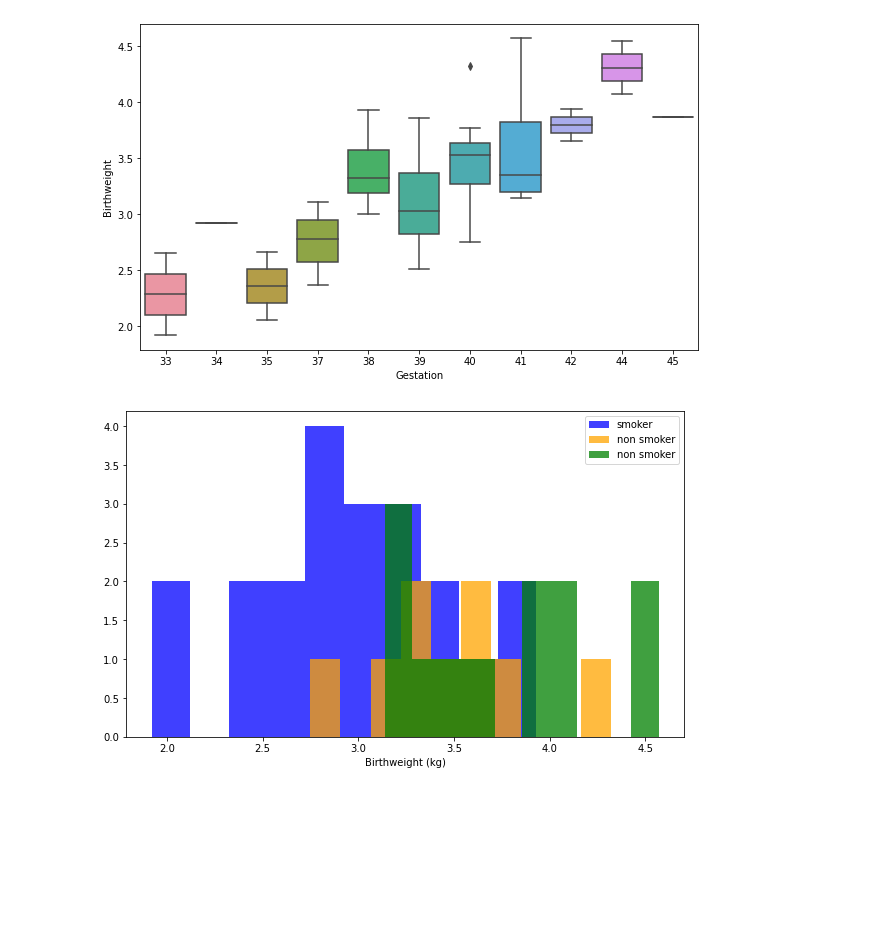
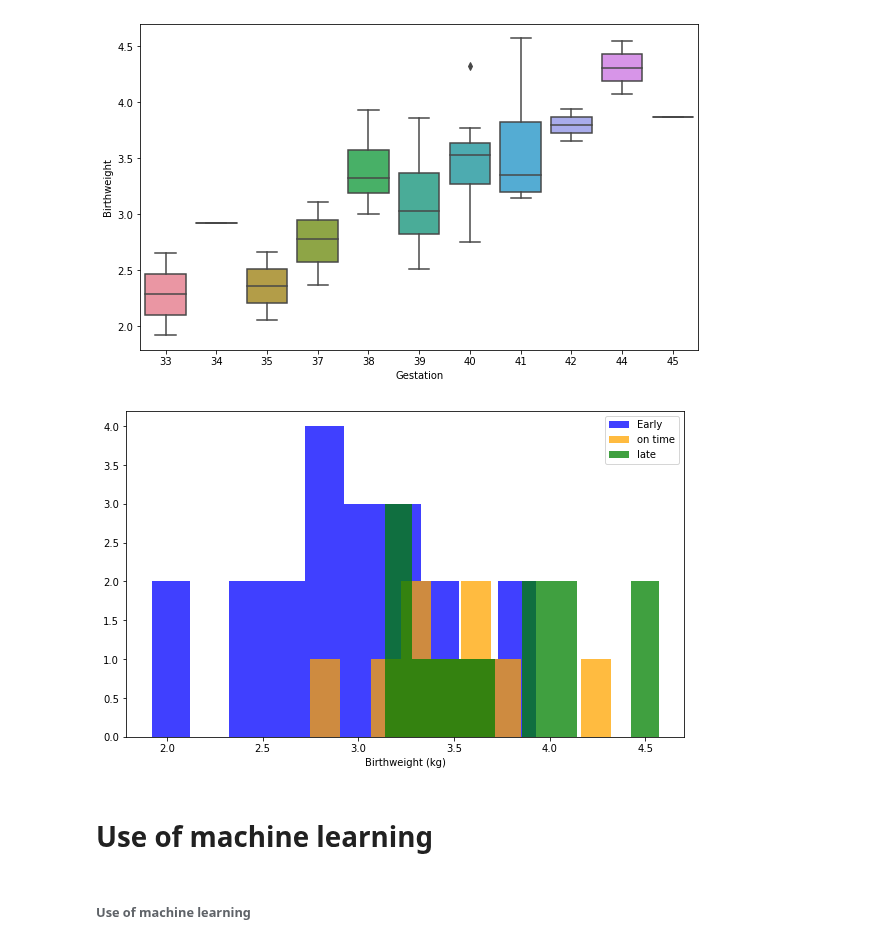
Before and after one commit to Jonathangmit/Machine-learning-and-statistics, a Jupyter notebook: Sheffield stats birth.ipynb, the cells around one changed output. Drawn from its saved outputs; the diff is of its cells as text; code cells hidden in the pictures; blank space fills up the shorter version.

Commit message:
further birth work

```diff
--- a/Sheffield stats birth.ipynb
+++ b/Sheffield stats birth.ipynb
@@ -99,15 +101,15 @@ sns.boxplot(x=df['Gestation'],y=df['Birthweight'])
 # %%
 dfearly=df[df['Gestation']<40]
 dfon=df[df['Gestation']==40]
 dflate=df[df['Gestation']>40]
 fig, ax = plt.subplots()
-ax.hist(dfearly['Birthweight'], bins=10, alpha = 0.75, label='smoker',color='blue');
-ax.hist(dfon['Birthweight'], bins=10, alpha = 0.75, label='non smoker',color='orange');
-ax.hist(dflate['Birthweight'], bins=10, alpha = 0.75, label='non smoker',color='green');
+ax.hist(dfearly['Birthweight'], bins=10, alpha = 0.75, label='Early',color='blue');
+ax.hist(dfon['Birthweight'], bins=10, alpha = 0.75, label='on time',color='orange');
+ax.hist(dflate['Birthweight'], bins=10, alpha = 0.75, label='late',color='green');
 plt.xlabel('Birthweight (kg)')
 plt.ylabel('')
 plt.title('')
 plt.legend()
 plt.show()
 # %% [output]
-[figure, old version]
+[figure, new version]
@@ -118,3 +116,5 @@ dflate=df[df['Gestation']>40]
+# %% [markdown]
+# Use of machine learning
 # %%
 df.head()
 #importing the basic tools for my work
@@ -133,3 +133,5 @@ from sklearn.ensemble import RandomForestClassifier
 from sklearn import datasets
 from sklearn import preprocessing
 import sklearn.linear_model as linm
+# %% [markdown]
+###### Use of machine learning
```
Also changed, not shown: parts of 12 cells of this notebook.
